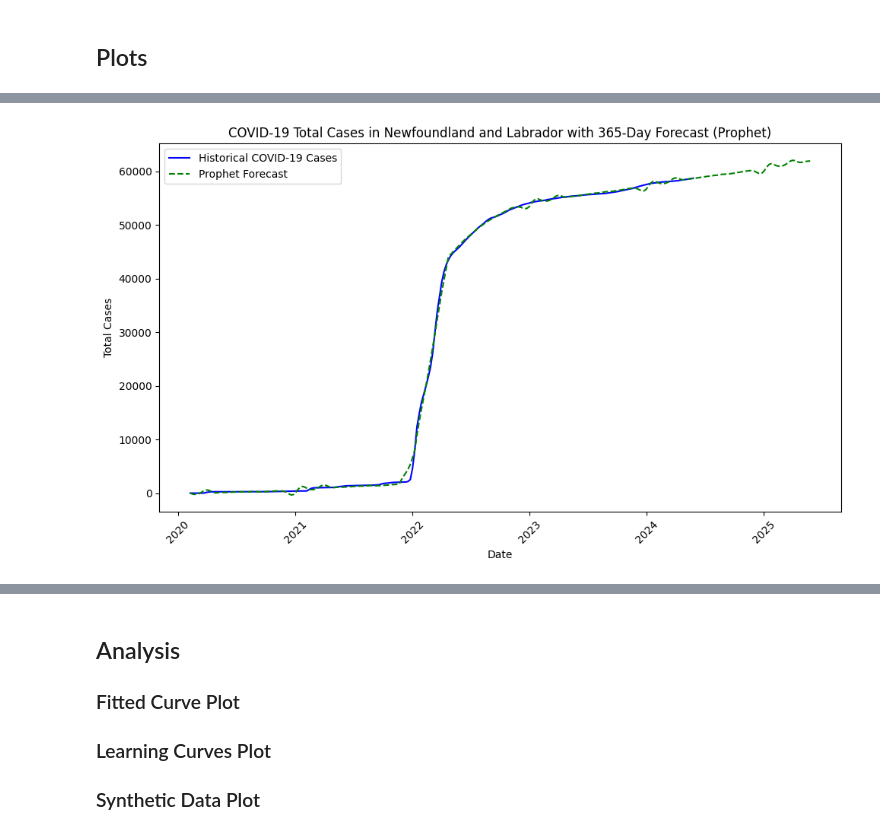
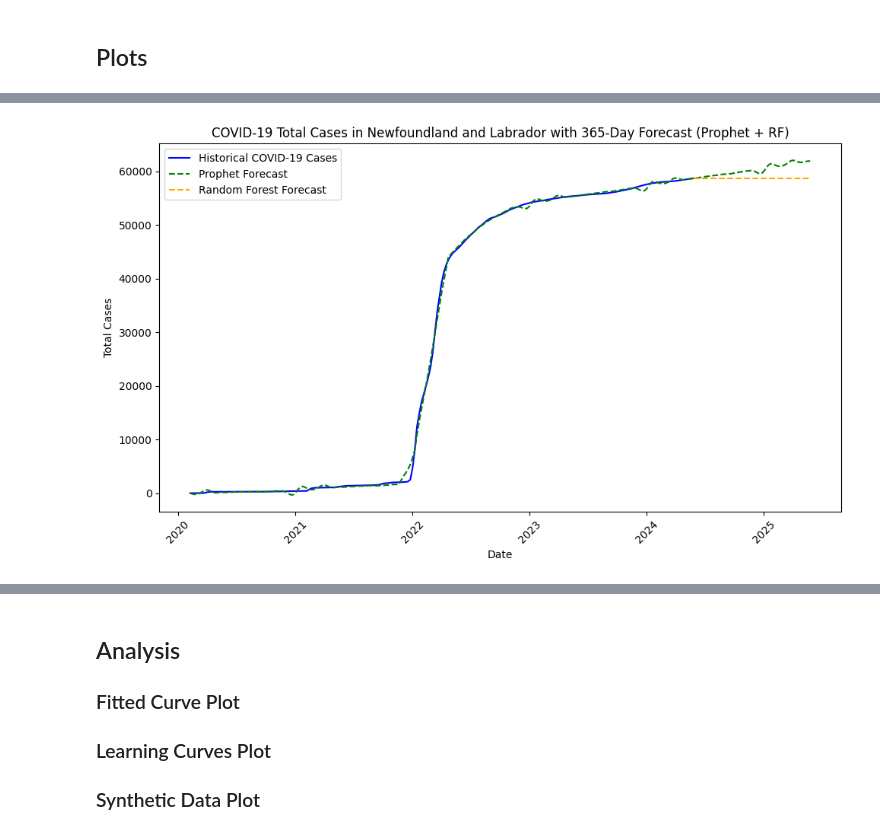
Before and after one commit to sa0v/COVID-19, a Jupyter notebook: COVID-19 in Newfoundland and Labrador.ipynb, the cells around one changed output, grey strips where cells are left out. Drawn from its saved outputs; the diff is of its cells as text; code cells hidden in the pictures.

```diff
--- a/COVID-19 in Newfoundland and Labrador.ipynb
+++ b/COVID-19 in Newfoundland and Labrador.ipynb
@@ -24,8 +24,9 @@ import numpy as np
 import pandas as pd
 import matplotlib.pyplot as plt
 from prophet import Prophet
+from sklearn.ensemble import RandomForestRegressor
+from sklearn.metrics import mean_squared_error, mean_absolute_error, r2_score
 from datetime import timedelta
-import datetime
 
 # Load dataset
 df = pd.read_csv("https://health-infobase.canada.ca/src/data/covidLive/covid19-download.csv")
@@ -55,8 +56,31 @@ prophet_model = Prophet()
 prophet_model.fit(df_prophet)
 
 # Make predictions with Prophet for the next 365 days
-future = prophet_model.make_future_dataframe(periods=365)  # Only pass periods without data
-forecast = prophet_model.predict(future)
+future = prophet_model.make_future_dataframe(periods=365)  # Generate future dates
+forecast_prophet = prophet_model.predict(future)
+
+# Prepare the data for Random Forest (use days since the start of the data)
+df['days'] = (df['date'] - df['date'].min()).dt.days  # Convert dates to number of days
+X_rf = df[['days']]  # Features for Random Forest (days)
+y_rf = df['totalcases']  # Target for Random Forest
+
+# Train Random Forest model
+rf_model = RandomForestRegressor(n_estimators=100)
+rf_model.fit(X_rf, y_rf)
+
+# Predict with Random Forest for the same historical data (predict for the current data)
+rf_predictions = rf_model.predict(X_rf)
+
+# For Prophet: Slice historical predictions
+historical_prophet_predictions = forecast_prophet['yhat'][:len(df)].values
+
+# Combine the predictions from Prophet and Random Forest for the historical period
+historical_predictions = pd.DataFrame({
+    'date': df['date'],
+    'totalcases': df['totalcases'],  # Actual totalcases from the original dataset
+    'prophet_pred': historical_prophet_predictions,  # Predictions for historical data from Prophet
+    'rf_pred': rf_predictions  # Predictions for historical data from Random Forest
+})
 
 # Plot the results
 plt.figure(figsize=(10, 6))
@@ -65,25 +89,49 @@ plt.figure(figsize=(10, 6))
 plt.plot(df['date'], df['totalcases'], label='Historical COVID-19 Cases', color='blue')
 
 # Plot Prophet predictions (future forecast with dashed line)
-plt.plot(future['ds'], forecast['yhat'], label='Prophet Forecast', linestyle='--', color='green')
+plt.plot(future['ds'], forecast_prophet['yhat'], label='Prophet Forecast', linestyle='--', color='green')
+
+# Plot Random Forest predictions (future forecast with dashed line)
+plt.plot(future['ds'][-365:], rf_model.predict(np.arange(df['days'].max() + 1, df['days'].max() + 366).reshape(-1, 1)),
+         label='Random Forest Forecast', linestyle='--', color='orange')
 
 # Formatting
 plt.xlabel('Date')
 plt.ylabel('Total Cases')
-plt.title('COVID-19 Total Cases in Newfoundland and Labrador with 365-Day Forecast (Prophet)')
+plt.title('COVID-19 Total Cases in Newfoundland and Labrador with 365-Day Forecast (Prophet + RF)')
 plt.legend()
 plt.xticks(rotation=45)
 plt.tight_layout()
 plt.show()
 
-# Evaluation metrics (using Prophet's forecast)
-from sklearn.metrics import mean_squared_error, mean_absolute_error, r2_score
-# Use the actual data for the last 365 days and compare it with the Prophet forecast
-actual_data = df['totalcases'].values[-365:]  # Assuming you have enough historical data
-predicted_data = forecast['yhat'][-365:].values  # Prophet's prediction for the last 365 days
+# Evaluation metrics for Prophet model
+print("--- Prophet Model ---")
+mse_prophet = mean_squared_error(df['totalcases'], historical_prophet_predictions)
+mae_prophet = mean_absolute_error(df['totalcases'], historical_prophet_predictions)
+r2_prophet = r2_score(df['totalcases'], historical_prophet_predictions)
 
-# Calculate performance metrics
-print('Mean Squared Error (MSE):', mean_squared_error(actual_data, predicted_data))
-print('Mean Absolute Error (MAE):', mean_absolute_error(actual_data, predicted_data))
-print('R2 Score:', r2_score(actual_data, predicted_data))
+print(f'Mean Squared Error (MSE): {mse_prophet}')
+print(f'Mean Absolute Error (MAE): {mae_prophet}')
+print(f'R² Score: {r2_prophet}')
+
+# Evaluation metrics for Random Forest model
+print("--- Random Forest Model ---")
+mse_rf = mean_squared_error(df['totalcases'], rf_predictions)
+mae_rf = mean_absolute_error(df['totalcases'], rf_predictions)
+r2_rf = r2_score(df['totalcases'], rf_predictions)
+
+print(f'Mean Squared Error (MSE): {mse_rf}')
+print(f'Mean Absolute Error (MAE): {mae_rf}')
+print(f'R² Score: {r2_rf}')
+
+# Combined Model (using Prophet and RF predictions - simple averaging)
+combined_predictions = (historical_prophet_predictions + rf_predictions) / 2
+print("--- Combined Model (Averaging Prophet and RF) ---")
+mse_combined = mean_squared_error(df['totalcases'], combined_predictions)
+mae_combined = mean_absolute_error(df['totalcases'], combined_predictions)
+r2_combined = r2_score(df['totalcases'], combined_predictions)
+
+print(f'Mean Squared Error (MSE): {mse_combined}')
+print(f'Mean Absolute Error (MAE): {mae_combined}')
+print(f'R² Score: {r2_combined}')
 # %% [output]
@@ -92 +140 @@ print('R2 Score:', r2_score(actual_data, predicted_data))
-[figure, old version]
+[figure, new version]
```
Also changed, not shown: parts of 1 cell of this notebook.
